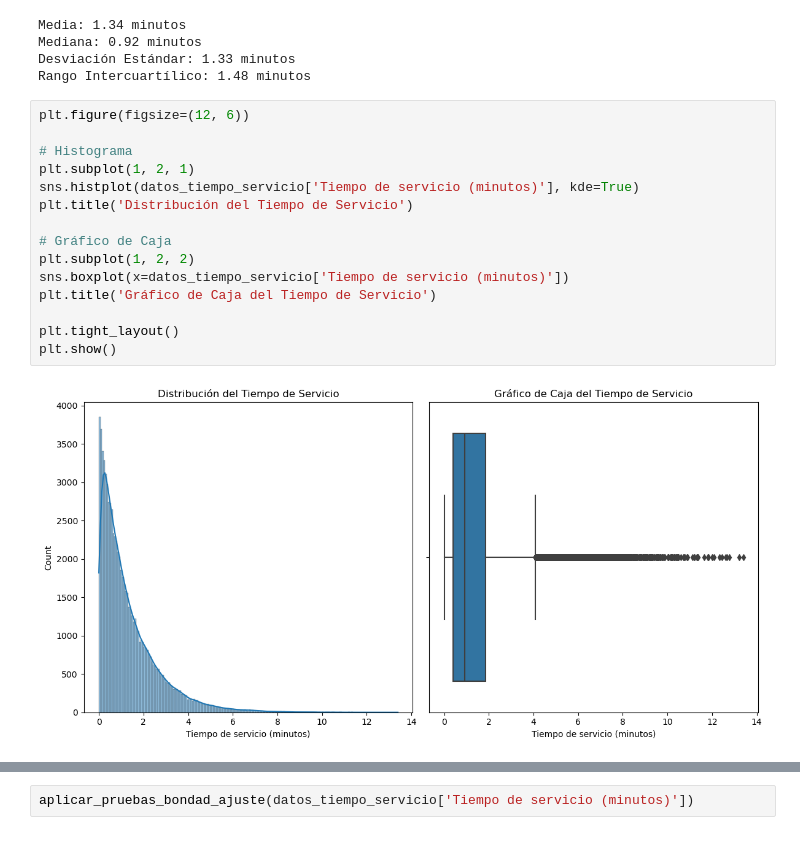
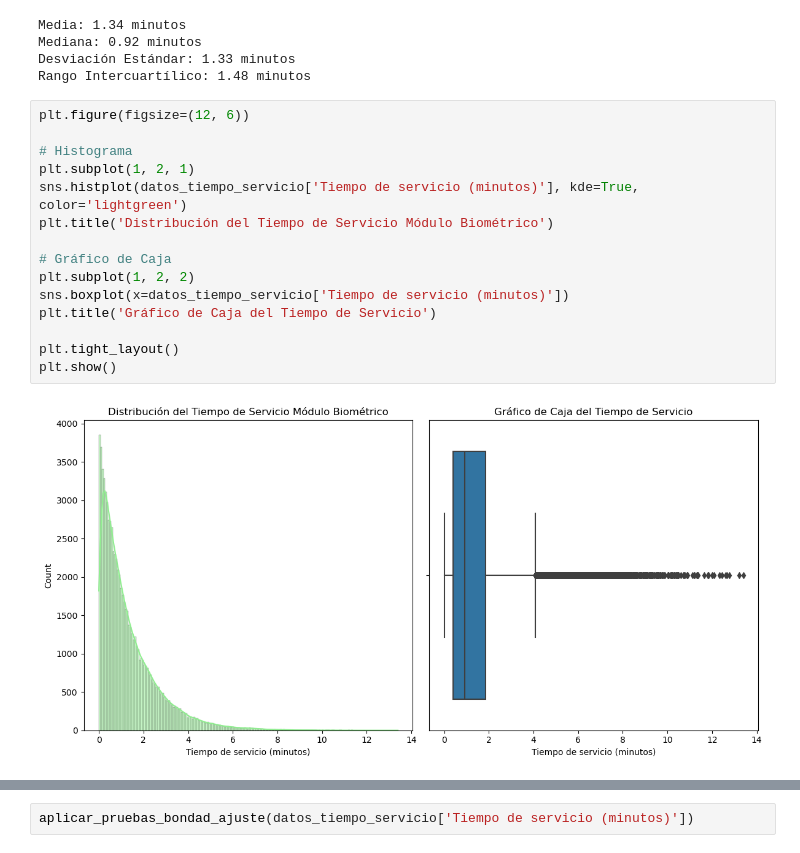
Before and after one commit to juankquintana/Simulacion-Python, a Jupyter notebook: Semana 3/Caso/Caso 3 Informe.ipynb, the cells around one changed output, grey strips where cells are left out. Cells and saved outputs as stored; diff of their text form.

```diff
--- a/Semana 3/Caso/Caso 3 Informe.ipynb
+++ b/Semana 3/Caso/Caso 3 Informe.ipynb
@@ -366,17 +367,17 @@ Rango Intercuartílico: 1.48 minutos
 # %%
 plt.figure(figsize=(12, 6))
 
 # Histograma
 plt.subplot(1, 2, 1)
-sns.histplot(datos_tiempo_servicio['Tiempo de servicio (minutos)'], kde=True)
-plt.title('Distribución del Tiempo de Servicio')
+sns.histplot(datos_tiempo_servicio['Tiempo de servicio (minutos)'], kde=True, color='lightgreen')
+plt.title('Distribución del Tiempo de Servicio Módulo Biométrico')
 
 # Gráfico de Caja
 plt.subplot(1, 2, 2)
 sns.boxplot(x=datos_tiempo_servicio['Tiempo de servicio (minutos)'])
 plt.title('Gráfico de Caja del Tiempo de Servicio')
 
 plt.tight_layout()
 plt.show()
 # %% [output]
-[figure, old version]
+[figure, new version]
```
Also changed, not shown: parts of 6 cells of this notebook.
